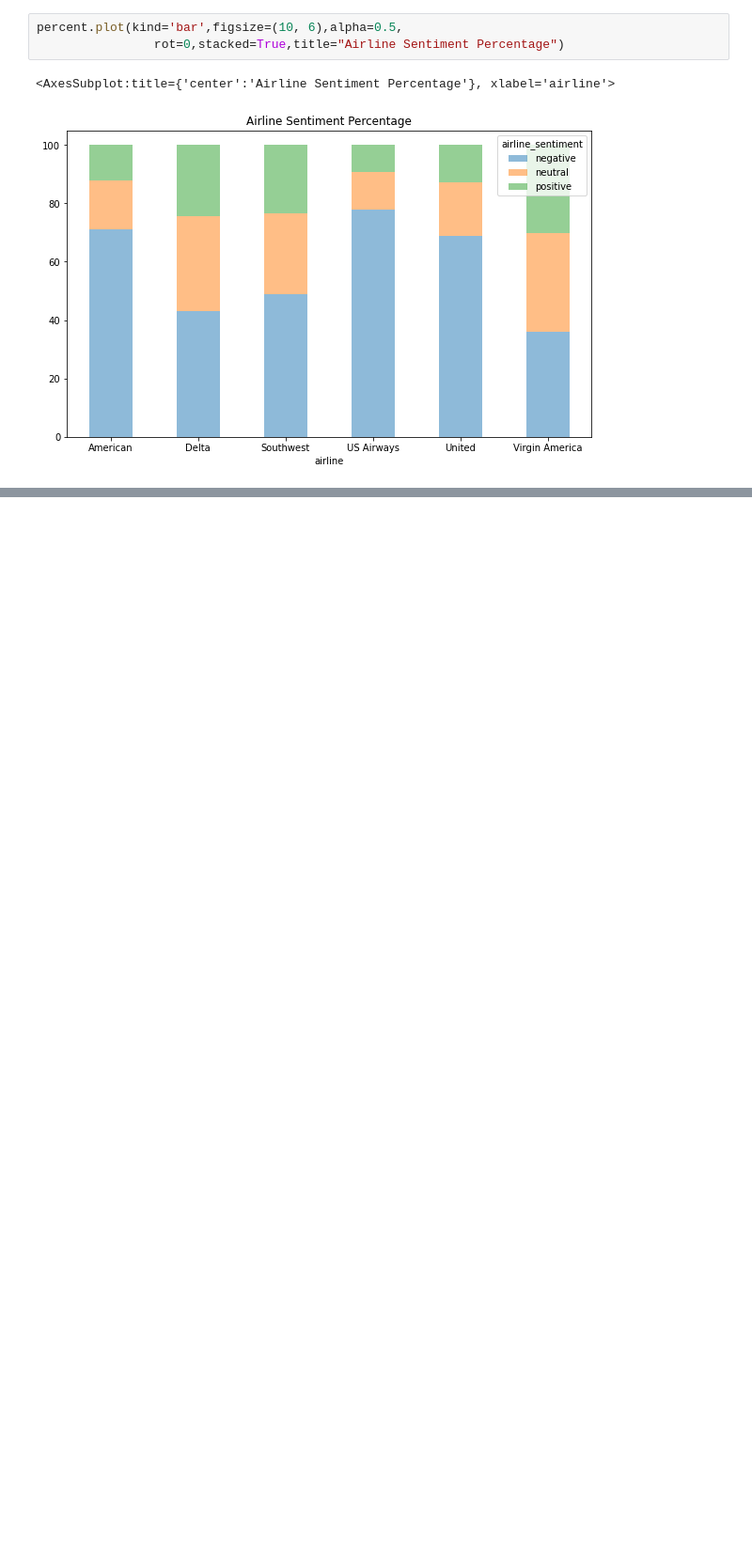
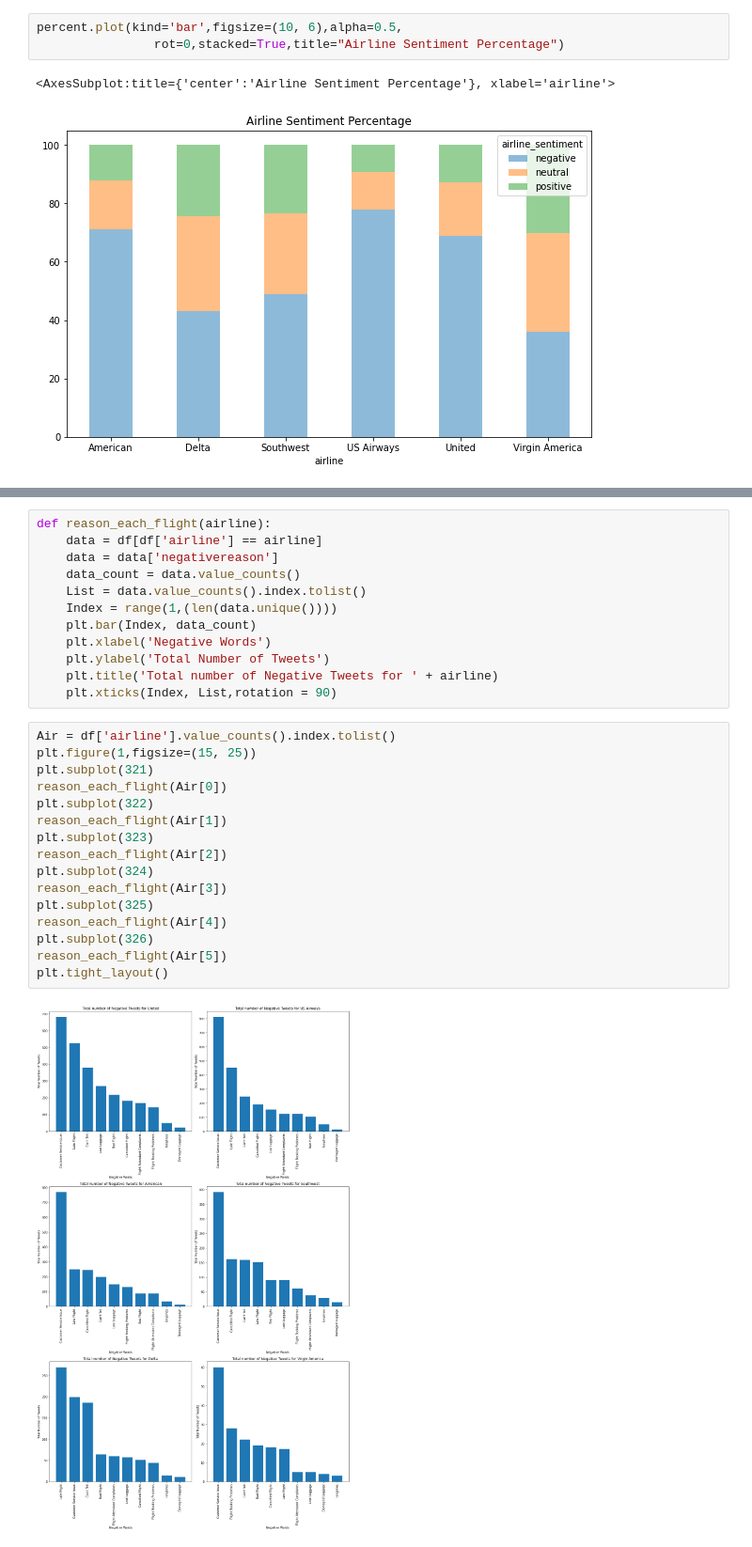
Before and after one commit to halemade/airline-tweets, a Jupyter notebook: EDA_Vis.ipynb, the cells around one changed output, grey strips where cells are left out. Shown at 94% size. Drawn from its saved outputs; the diff is of its cells as text; blank space fills up the shorter version.

```diff
--- a/EDA_Vis.ipynb
+++ b/EDA_Vis.ipynb
@@ -240,0 +245,30 @@ plt.show()
+# %%
+def reason_each_flight(airline):
+    data = df[df['airline'] == airline]
+    data = data['negativereason']
+    data_count = data.value_counts()
+    List = data.value_counts().index.tolist()
+    Index = range(1,(len(data.unique())))
+    plt.bar(Index, data_count)
+    plt.xlabel('Negative Words')
+    plt.ylabel('Total Number of Tweets')
+    plt.title('Total number of Negative Tweets for ' + airline)
+    plt.xticks(Index, List,rotation = 90)
+# %%
+Air = df['airline'].value_counts().index.tolist()
+plt.figure(1,figsize=(15, 25))
+plt.subplot(321)
+reason_each_flight(Air[0])
+plt.subplot(322)
+reason_each_flight(Air[1])
+plt.subplot(323)
+reason_each_flight(Air[2])
+plt.subplot(324)
+reason_each_flight(Air[3])
+plt.subplot(325)
+reason_each_flight(Air[4])
+plt.subplot(326)
+reason_each_flight(Air[5])
+plt.tight_layout()
+# %% [output]
+[figure, added]
```
Also changed, not shown: parts of 25 cells of this notebook.
